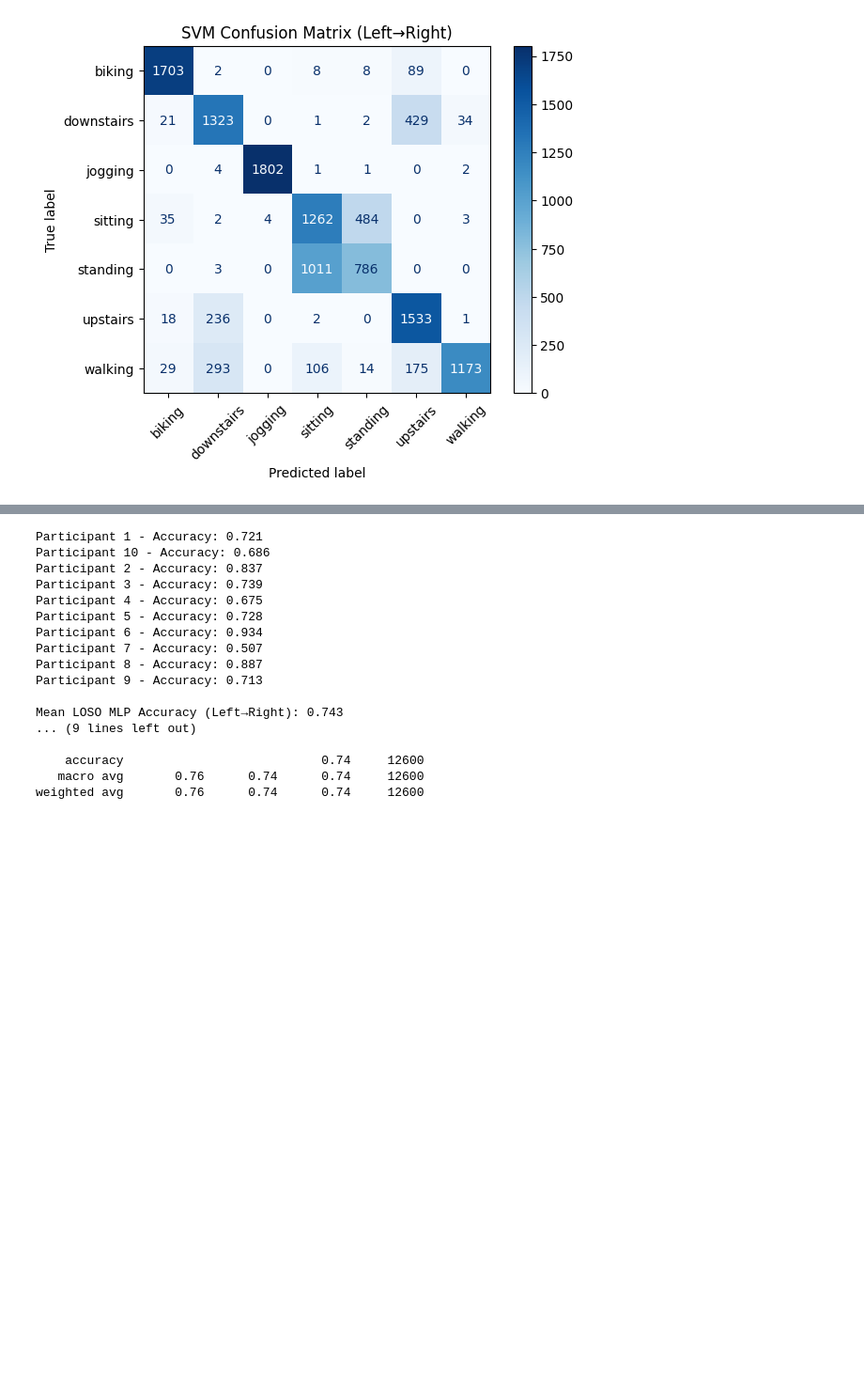
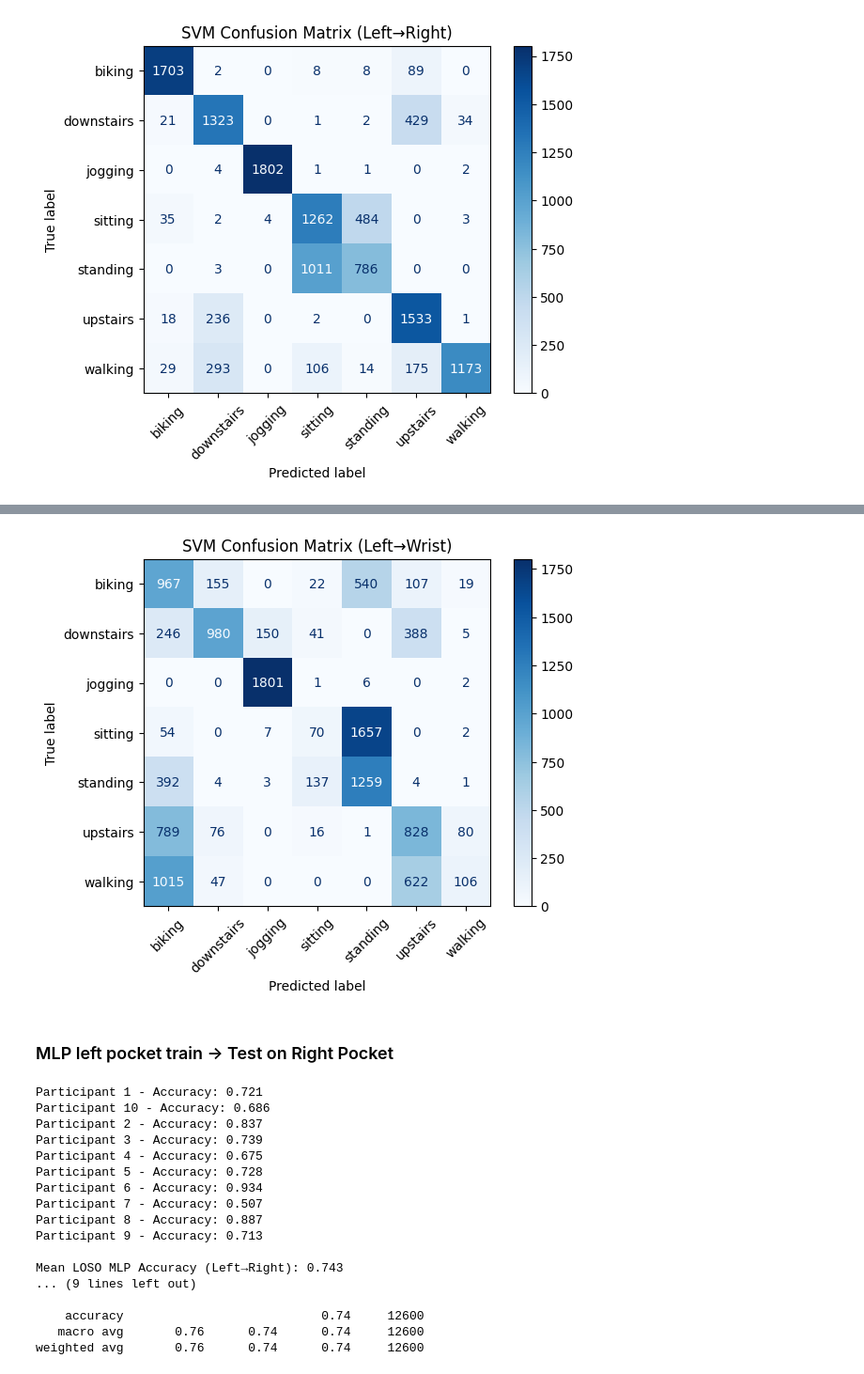
Before and after one commit to GaroGarabetian/Machine-Learning-Projects, a Jupyter notebook: Human Activity Recognition using machine learning and accelerometer/5. Comparing_with_other_positions_model.ipynb, the cells around one changed output, grey strips where cells are left out. Shown: that part at 94% size. Cells and saved outputs as stored; diff of their text form; code cells hidden in the pictures; blank space fills up the shorter version.

Commit message:
added wrist test on optimal SVM

```diff
--- a/Human Activity Recognition using machine learning and accelerometer/5. Comparing_with_other_positions_model.ipynb
+++ b/Human Activity Recognition using machine learning and accelerometer/5. Comparing_with_other_positions_model.ipynb
@@ -788,3 +886,17 @@ plt.show()
+# %%
+# Plot confusion matrix
+import matplotlib.pyplot as plt
+class_names = sorted(list(set(all_y_true) | set(all_y_pred)))
+cm = confusion_matrix(all_y_true, all_y_pred, labels=class_names)
+disp = ConfusionMatrixDisplay(confusion_matrix=cm, display_labels=class_names)
+disp.plot(cmap=plt.cm.Blues)
+plt.title("SVM Confusion Matrix (Left→Wrist)")
+plt.xticks(rotation=45)
+plt.show()
+# %% [output]
+[figure, added]
+# %% [markdown]
+### MLP left pocket train -> Test on Right Pocket
 # %%
 import pandas as pd
 import numpy as np
```
Also changed, not shown: parts of 13 cells of this notebook.
